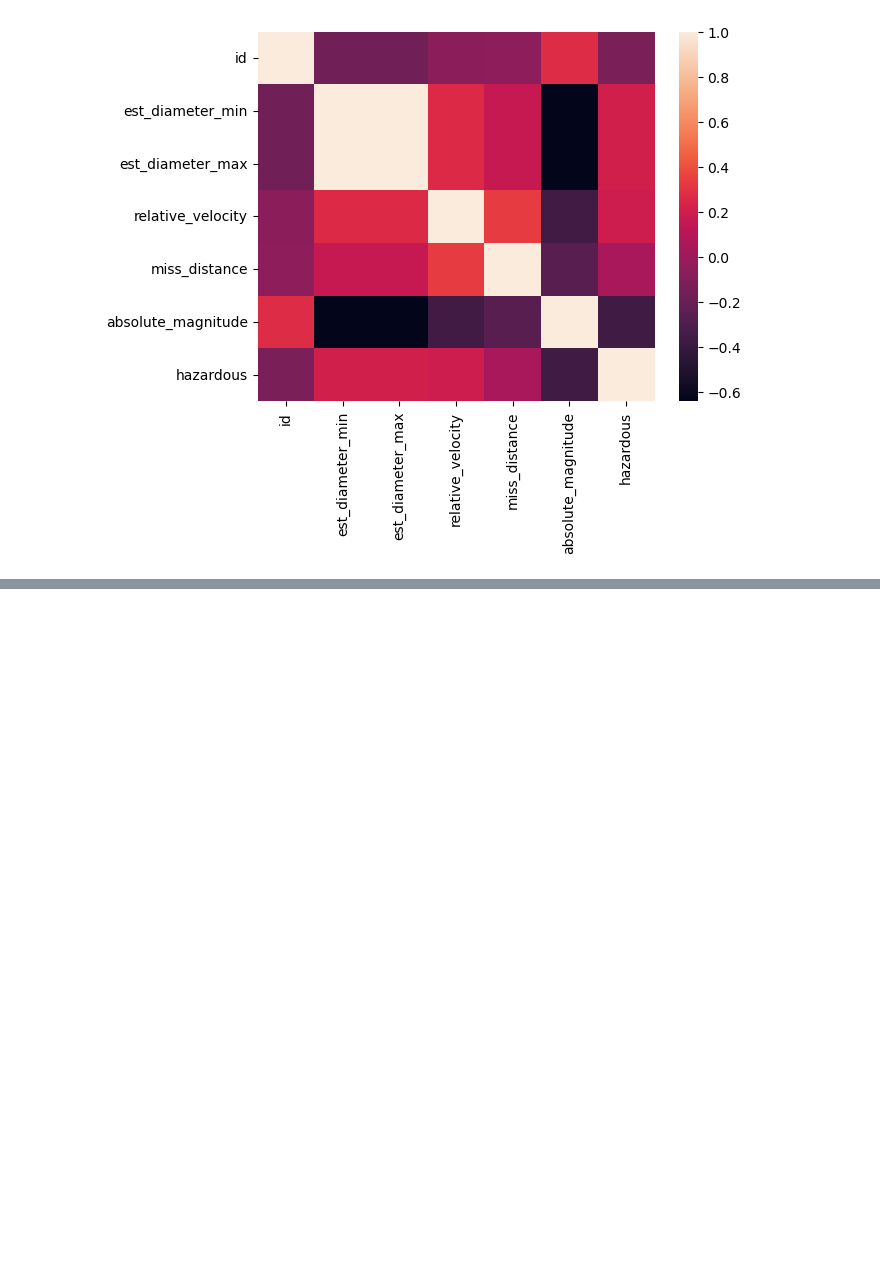
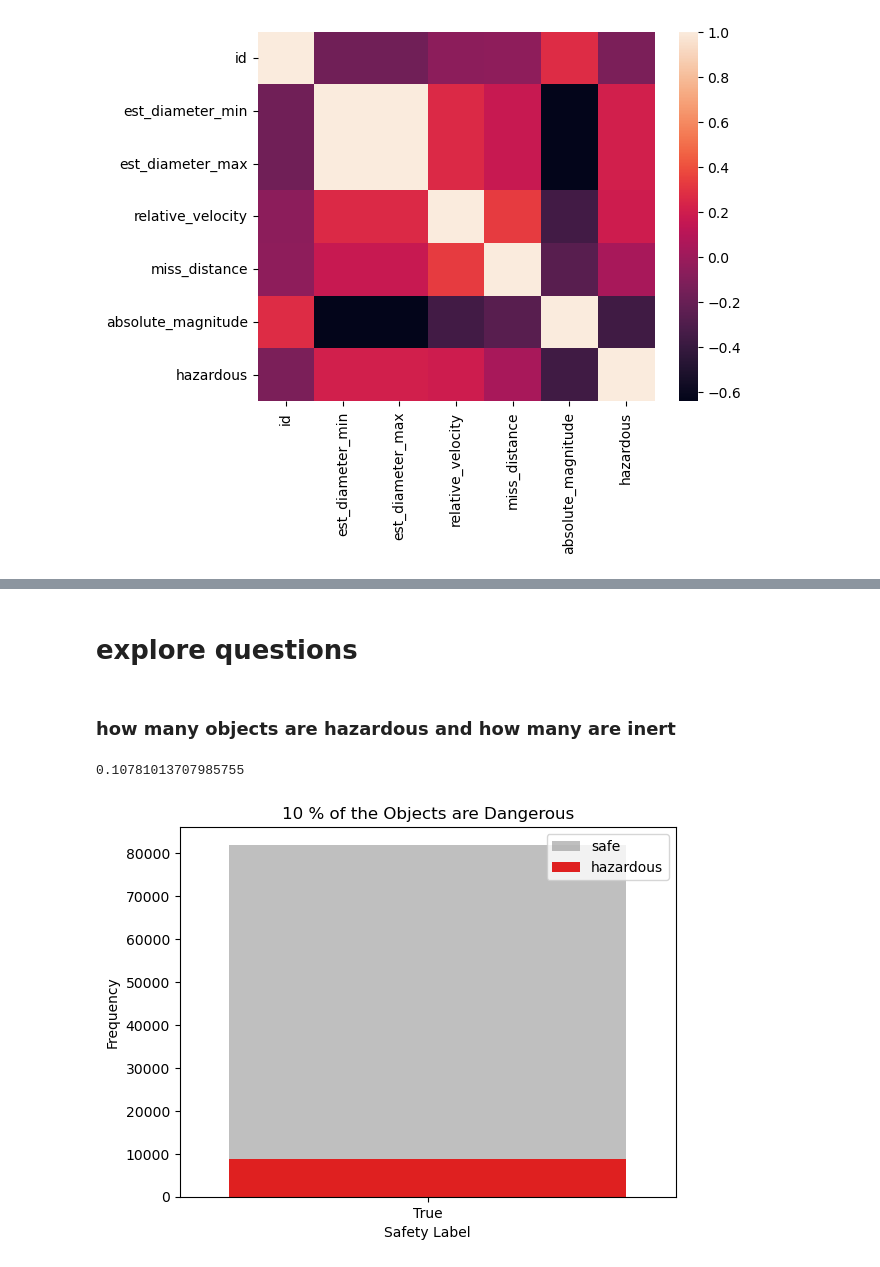
Before and after one commit to brandontnavarrete/nasa-neow, a Jupyter notebook: explore.ipynb, the cells around one changed output, grey strips where cells are left out. Cells and saved outputs as stored; diff of their text form; code cells hidden in the pictures; blank space fills up the shorter version.

```diff
--- a/explore.ipynb
+++ b/explore.ipynb
@@ -191,0 +209,12 @@ heatmap(matrix)
+# %% [markdown]
+# explore questions
+# %% [markdown]
+### how many objects are hazardous and how many are inert
+# %%
+haz = df[df.hazardous == True]
+safe = df[df.hazardous == False]
+# %%
+len(haz) / len(safe)
+# 10 percent of our data is dangerous
+# %% [output]
+0.10781013707985755
@@ -191,0 +223,11 @@ heatmap(matrix)
+# %%
+sns.countplot(data = safe, x = 'hazardous',alpha = .5,label = 'safe',color = 'grey')
+sns.countplot(data = haz, x = 'hazardous',label = 'hazardous',color = 'red')
+plt.title('10 % of the Objects are Dangerous')
+plt.xlabel('Safety Label')
+plt.ylabel('Frequency')
+plt.legend()
+
+None
+# %% [output]
+[figure, added]
```
Also changed, not shown: parts of 16 cells of this notebook.
